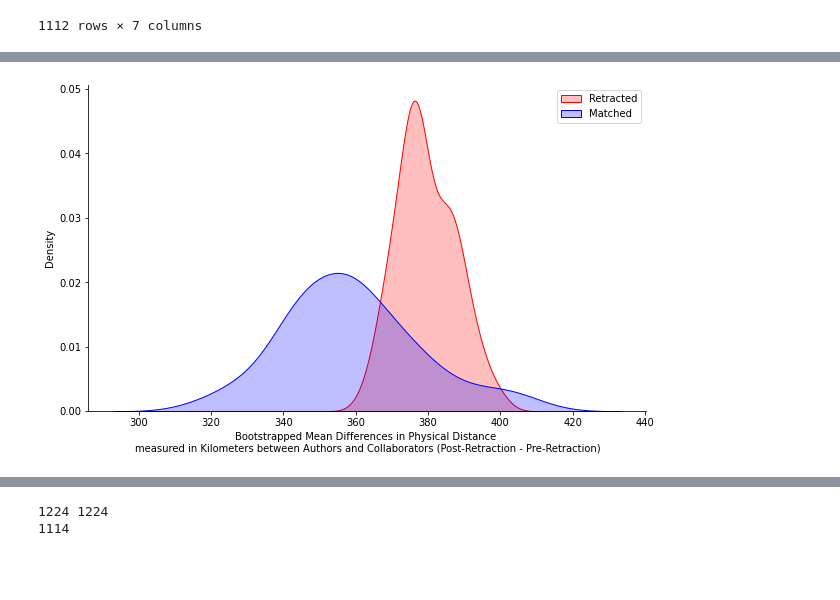
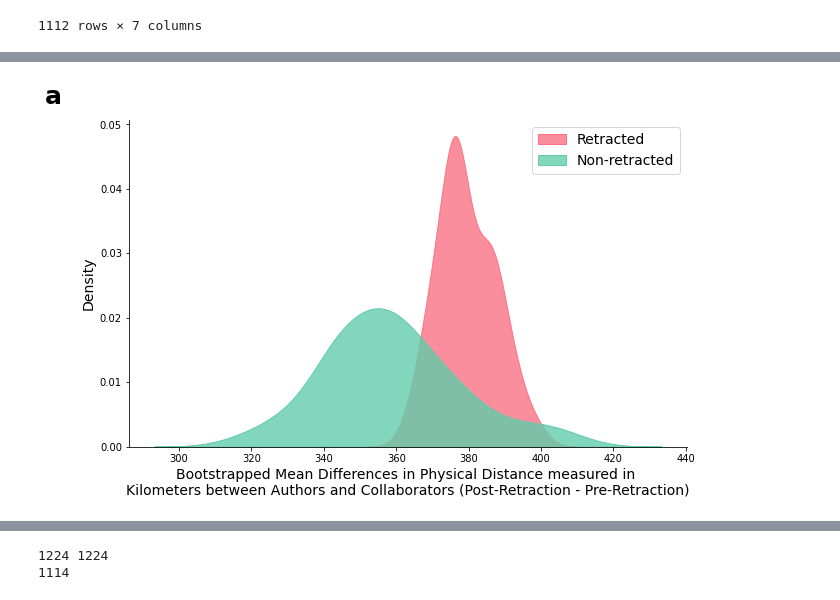
Before and after one commit to samemon/retraction_effects_on_academic_careers, a Jupyter notebook: code/analysis/5.collaborator_geo_analysis.ipynb, the cells around one changed output, grey strips where cells are left out. Drawn from its saved outputs; the diff is of its cells as text; code cells hidden in the pictures; blank space fills up the shorter version.

```diff
--- a/code/analysis/5.collaborator_geo_analysis.ipynb
+++ b/code/analysis/5.collaborator_geo_analysis.ipynb
@@ -596,32 +596,38 @@ tc_prepost.describe()
 # %%
 import seaborn as sns
 import matplotlib.pyplot as plt
+fontsize=14
+
+color_treatment = '#fb7285'
+color_control = '#62ccaa'
 
 # Create the KDE plot
 plt.figure(figsize=(10, 6))
 
 
 # KDE plot for retracted
-sns.kdeplot(treatment_means, color='red', label='Retracted', shade=True)
+sns.kdeplot(treatment_means, color=color_treatment, label='Retracted', shade=True, alpha=0.8)
 
 
 # KDE plot for matched
-sns.kdeplot(control_means, color='blue', label='Matched', shade=True)
+sns.kdeplot(control_means, color=color_control, label='Non-retracted', shade=True, alpha=0.8)
 
 # Add title and labels
-plt.title('')
-plt.xlabel('Bootstrapped Mean Differences in Physical Distance \nmeasured in Kilometers between Authors and Collaborators (Post-Retraction - Pre-Retraction)')
-plt.ylabel('Density')
+plt.xlabel('Bootstrapped Mean Differences in Physical Distance measured in \nKilometers between Authors and Collaborators (Post-Retraction - Pre-Retraction)',
+          fontsize=fontsize)
+plt.ylabel('Density',fontsize=fontsize)
+
+plt.text(-0.15, 1.05, 'a', transform=plt.gca().transAxes, fontsize=25, fontweight='bold', ha='left')
 
 # Add legend
-plt.legend()
+plt.legend(fontsize=fontsize)
 
 sns.despine()
 
 # Show the plot
 plt.savefig(OUTDIR+"collaborator_geo_analysis_new.pdf", format='pdf')
 # %% [output]
-[figure, old version]
+[figure, new version]
 # %%
 tc_prepost
 # %% [output]
```
Also changed, not shown: 4 other files.
